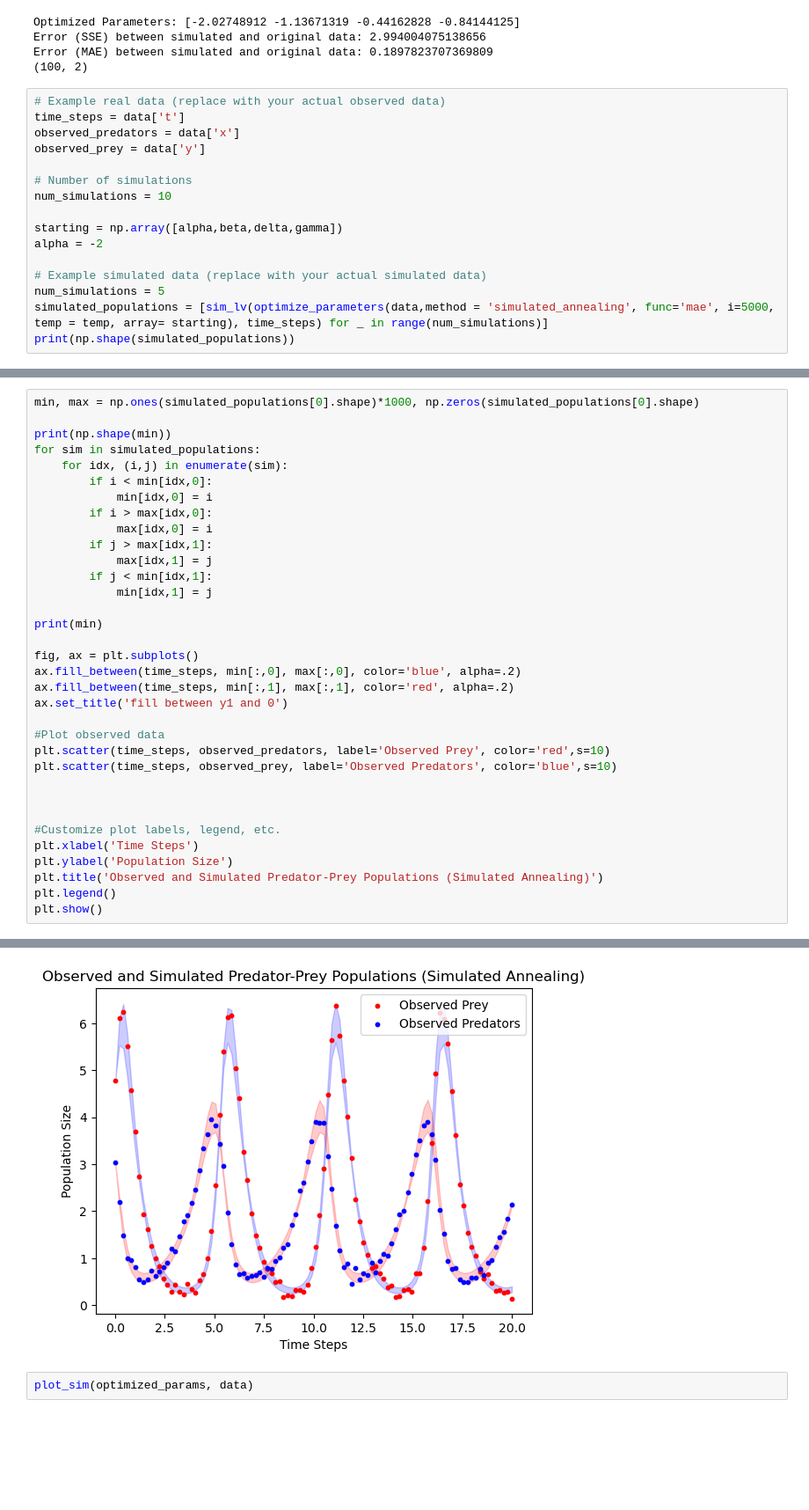
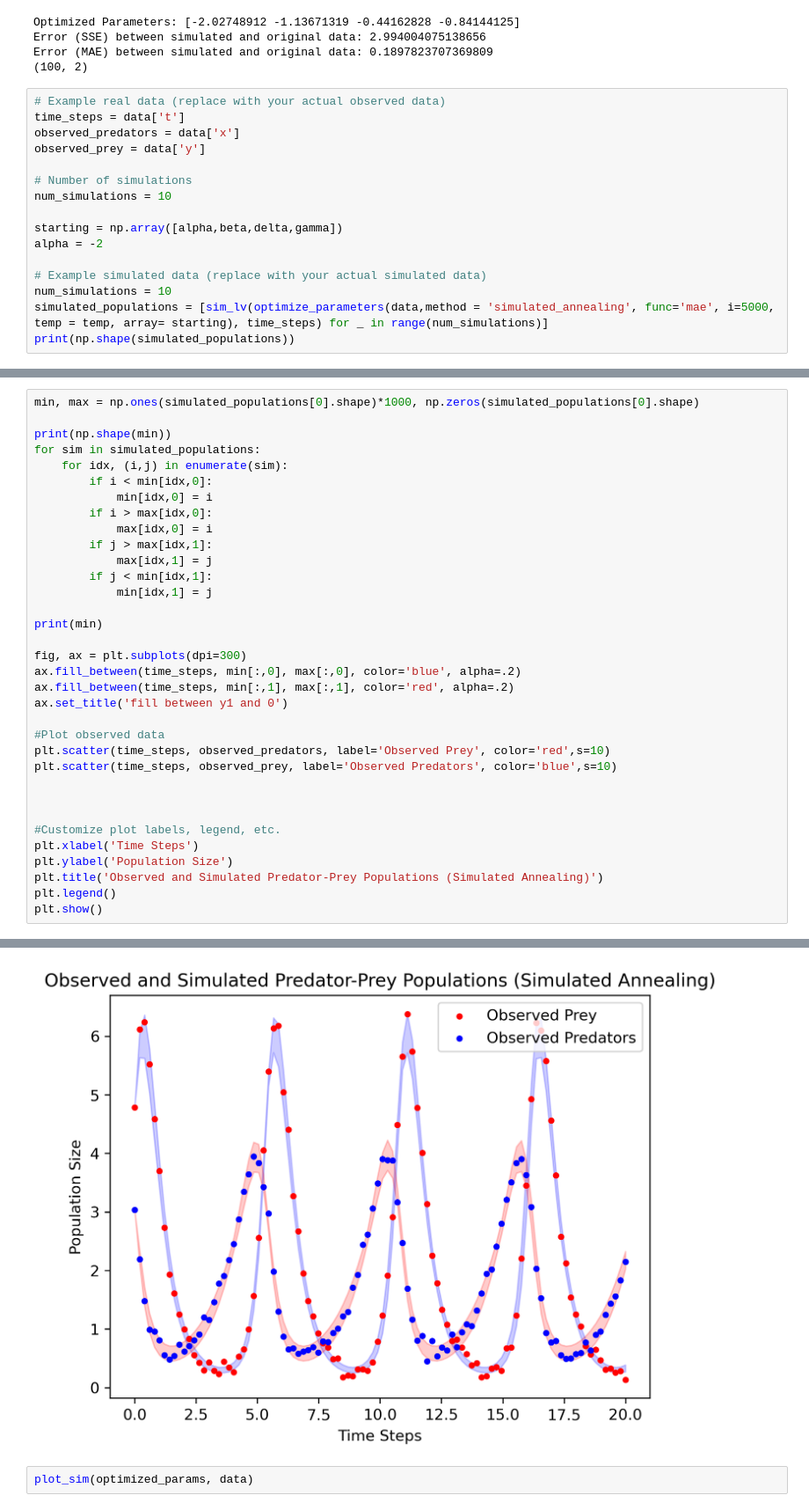
Before and after one commit to rugbym/stochastic_sim_assignment_3, a Jupyter notebook: asignment3.ipynb, the cells around one changed output, grey strips where cells are left out. Shown at 88% size. Drawn from its saved outputs; the diff is of its cells as text; blank space fills up the shorter version.

```diff
--- a/asignment3.ipynb
+++ b/asignment3.ipynb
@@ -114,7 +114,7 @@ starting = np.array([alpha,beta,delta,gamma])
 alpha = -2
 
 # Example simulated data (replace with your actual simulated data)
-num_simulations = 5
+num_simulations = 10
 simulated_populations = [sim_lv(optimize_parameters(data,method = 'simulated_annealing', func='mae', i=5000, temp = temp, array= starting), time_steps) for _ in range(num_simulations)]
 print(np.shape(simulated_populations))
 # %% [output]
@@ -136,7 +136,7 @@ for sim in simulated_populations:
 
 print(min)
 
-fig, ax = plt.subplots()
+fig, ax = plt.subplots(dpi=300)
 ax.fill_between(time_steps, min[:,0], max[:,0], color='blue', alpha=.2)
 ax.fill_between(time_steps, min[:,1], max[:,1], color='red', alpha=.2)
 ax.set_title('fill between y1 and 0')
@@ -174,4 +174,4 @@ plt.show()
-[figure, old version]
+[figure, new version]
 # %%
 plot_sim(optimized_params, data)
 # %% [output]
```
Also changed, not shown: parts of 4 cells of this notebook.
